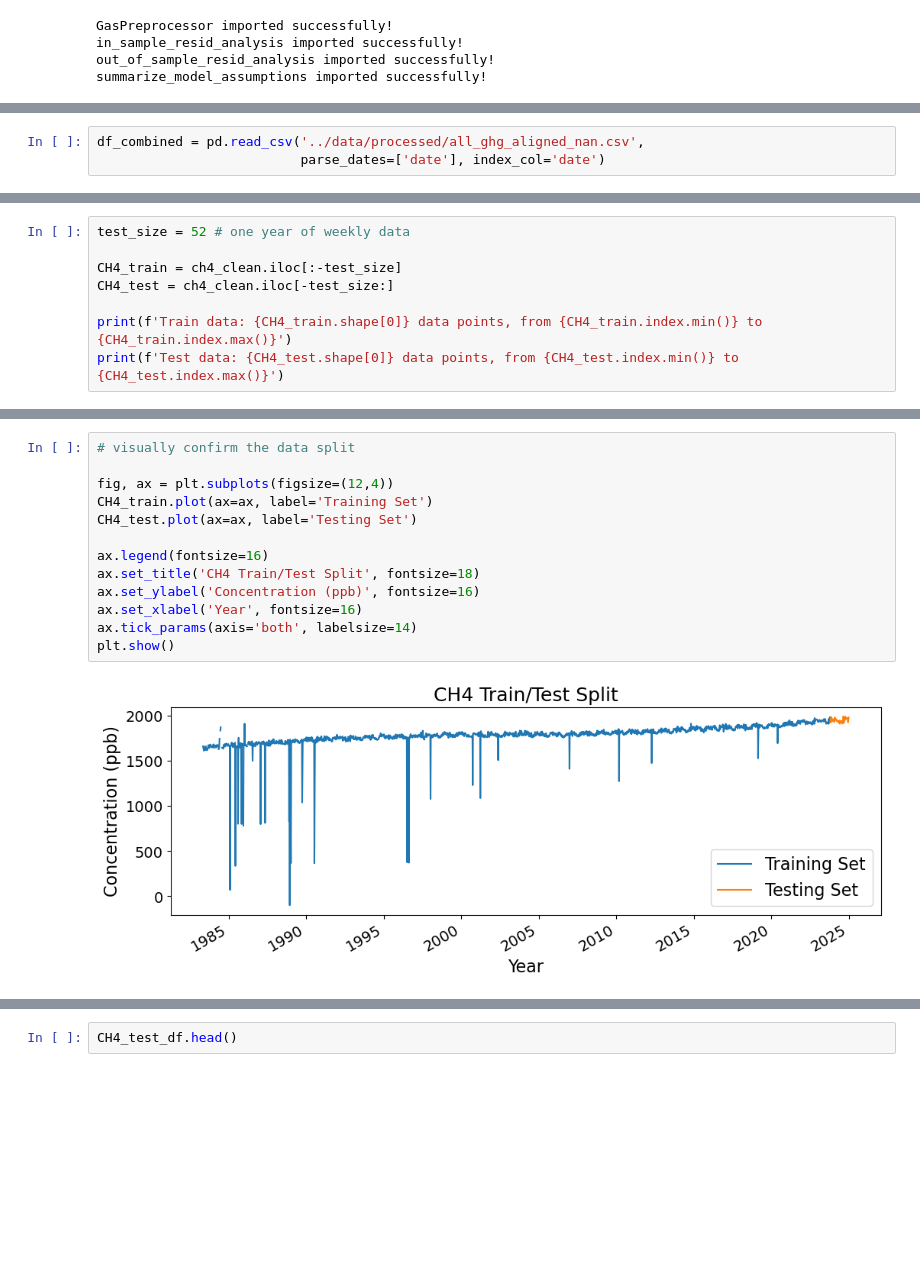
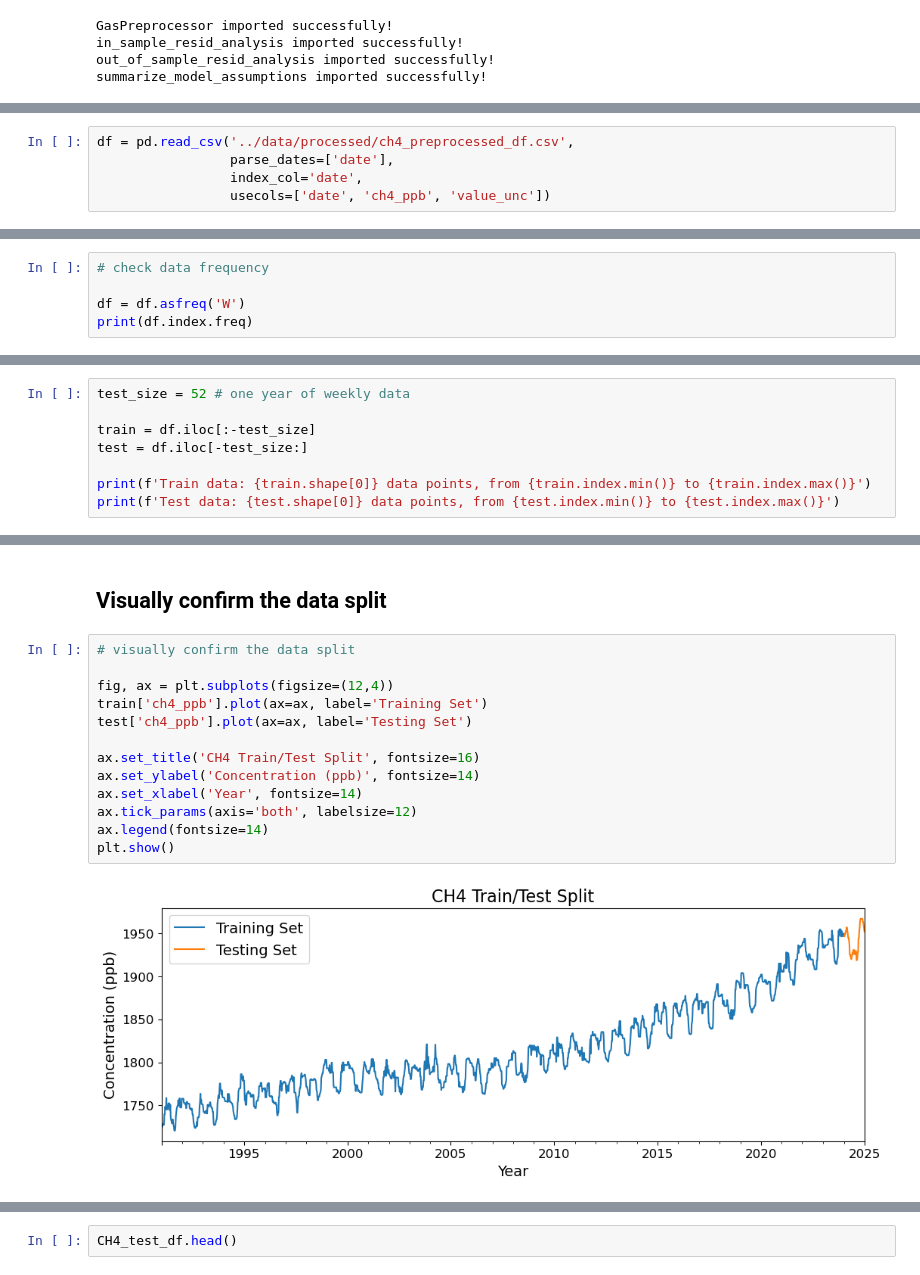
Before and after one commit to apl888/greenhouse-gas-forecasting, a Jupyter notebook: notebooks/4_ch4_modeling.ipynb, the cells around one changed output, grey strips where cells are left out. Cells and saved outputs as stored; diff of their text form; blank space fills up the shorter version.

```diff
--- a/notebooks/4_ch4_modeling.ipynb
+++ b/notebooks/4_ch4_modeling.ipynb
@@ -55,4 +55,6 @@ summarize_model_assumptions imported successfully!
 # %%
-df_combined = pd.read_csv('../data/processed/all_ghg_aligned_nan.csv',
-                          parse_dates=['date'], index_col='date')
+df = pd.read_csv('../data/processed/ch4_preprocessed_df.csv',
+                 parse_dates=['date'],
+                 index_col='date',
+                 usecols=['date', 'ch4_ppb', 'value_unc'])
 # %%
@@ -99,0 +80,5 @@ End gap duration: 93 days 00:00:00
+# %%
+# check data frequency
+
+df = df.asfreq('W')
+print(df.index.freq)
@@ -132,9 +91,9 @@ CH4 raw data trimmed of trailing NaNs: 2554 points, from 1969-08-20 00:00:00 to
 # %%
 test_size = 52 # one year of weekly data
 
-CH4_train = ch4_clean.iloc[:-test_size]
-CH4_test = ch4_clean.iloc[-test_size:]
+train = df.iloc[:-test_size]
+test = df.iloc[-test_size:]
 
-print(f'Train data: {CH4_train.shape[0]} data points, from {CH4_train.index.min()} to {CH4_train.index.max()}')
-print(f'Test data: {CH4_test.shape[0]} data points, from {CH4_test.index.min()} to {CH4_test.index.max()}')
+print(f'Train data: {train.shape[0]} data points, from {train.index.min()} to {train.index.max()}')
+print(f'Test data: {test.shape[0]} data points, from {test.index.min()} to {test.index.max()}')
 # %% [output]
@@ -161,20 +122,22 @@ First test date: 2023-10-24 00:00:00
 
 Gap between train end and test start: 7 days 00:00:00
+# %% [markdown]
+## Visually confirm the data split
 # %%
 # visually confirm the data split
 
 fig, ax = plt.subplots(figsize=(12,4))
-CH4_train.plot(ax=ax, label='Training Set')
-CH4_test.plot(ax=ax, label='Testing Set')
+train['ch4_ppb'].plot(ax=ax, label='Training Set')
+test['ch4_ppb'].plot(ax=ax, label='Testing Set')
 
-ax.legend(fontsize=16)
-ax.set_title('CH4 Train/Test Split', fontsize=18)
-ax.set_ylabel('Concentration (ppb)', fontsize=16)
-ax.set_xlabel('Year', fontsize=16)
-ax.tick_params(axis='both', labelsize=14)
+ax.set_title('CH4 Train/Test Split', fontsize=16)
+ax.set_ylabel('Concentration (ppb)', fontsize=14)
+ax.set_xlabel('Year', fontsize=14)
+ax.tick_params(axis='both', labelsize=12)
+ax.legend(fontsize=14)
 plt.show()
 # %% [output]
-[figure, old version]
+[figure, new version]
 # %%
 # Plot the transition from train to test
 
```
Also changed, not shown: parts of 23 cells of this notebook, 3 other files.
